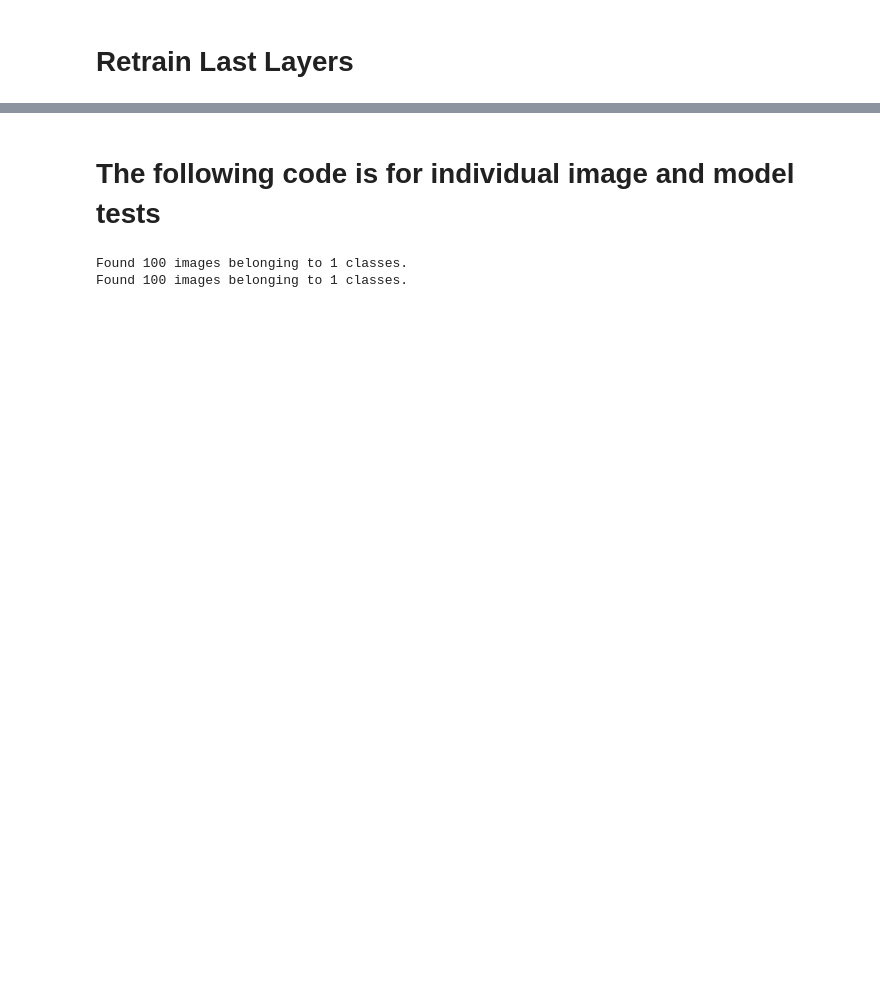
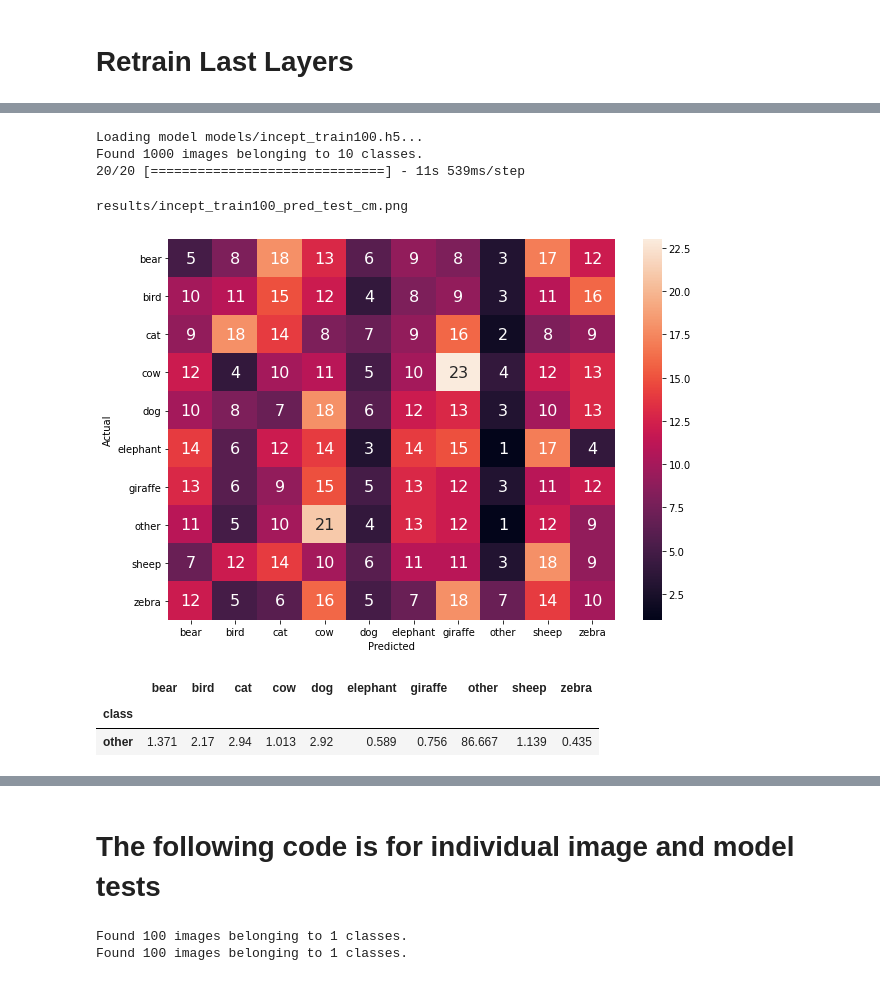
Before and after one commit to bessx/aniclass, a Jupyter notebook: AniClass.ipynb, the cells around one changed output, grey strips where cells are left out. Drawn from its saved outputs; the diff is of its cells as text; code cells hidden in the pictures; blank space fills up the shorter version.

```diff
--- a/AniClass.ipynb
+++ b/AniClass.ipynb
@@ -305,0 +345,67 @@ hist_df
+# %%
+#@title Predictions with current model of directory: { vertical-output: true }
+pred_model = 'incept_train100' #@param ['xcept_train100','xcept_train1000','xcept_train10000', 'vgg16_train100', 'vgg16_train1000', 'vgg16_train10000','incept_train100','incept_train1000','incept_train10000']
+
+pred_dir = 'test' #@param ['test', 'train100','train1000', 'train10000', 'teddy']
+
+
+print('Loading model models/' + pred_model + '.h5...')
+model = load_model('models/' + pred_model + '.h5')
+
+pred_datagen = ImageDataGenerator(rescale=1./255)
+
+pred_generator = test_datagen.flow_from_directory(
+    pred_dir,
+    target_size=(img_height, img_width),
+    batch_size=batch_size,
+    class_mode='binary')
+
+pred = model.predict_generator(pred_generator, pred_generator.samples // batch_size, verbose=1)
+# %% [output]
+Loading model models/incept_train100.h5...
+Found 1000 images belonging to 10 classes.
+20/20 [==============================] - 11s 539ms/step
+# %%
+#@title Create Confusion Matrix from Predictions { vertical-output: true }
+
+import seaborn as sn
+from sklearn.metrics import confusion_matrix
+y_true = pred_generator.classes
+y_pred = np.argmax(pred, axis=-1)
+cm = confusion_matrix(y_true, y_pred)
+
+labels = ['bear', 'bird','cat', 'cow', 'dog', 'elephant', 'giraffe', 'other',
+          'sheep', 'zebra']
+
+df_cm = pd.DataFrame(cm, index = [i for i in labels],
+                  columns = [i for i in labels])
+df_cm.index.name = 'Actual'
+df_cm.columns.name = 'Predicted'
+plt.figure(figsize = (10,7))
+sn.heatmap(df_cm, annot=True, annot_kws={"size": 16})
+# sn.set(font_scale=1.4)
+plt.savefig('results/'+ pred_model + '_pred_' + pred_dir + '_cm.png', bbox_inches='tight')
+print('results/'+ pred_model + '_pred_' + pred_dir + '_cm.png')
+plt.show()
+# %% [output]
+results/incept_train100_pred_test_cm.png
+[figure, added]
+# %%
+#@title Predictions as Pandas Dataframe
+
+pred_files = pred_generator.filenames
+pred_df = pd.DataFrame(pred)
+pred_df.columns = ['bear', 'bird','cat', 'cow', 'dog', 'elephant', 'giraffe', 'other', 'sheep', 'zebra']
+
+# [i.split('\t', 1)[0] for i in l]
+pred_df['file'] = pred_files
+pred_df.insert(0, 'class', [item.split('/')[0] for item in pred_files])
+pred_df
+
+# Average of predicted class by actual class
+class_preds = pred_df.groupby('class').mean().round(5).astype(object)*100
+class_preds
+# %% [output]
+|  | bear | bird | cat | cow | dog | elephant | giraffe | other | sheep | zebra |
+| class |  |  |  |  |  |  |  |  |  |  |
+| other | 1.371 | 2.17 | 2.94 | 1.013 | 2.92 | 0.589 | 0.756 | 86.667 | 1.139 | 0.435 |
```
Also changed, not shown: parts of 32 cells of this notebook.
